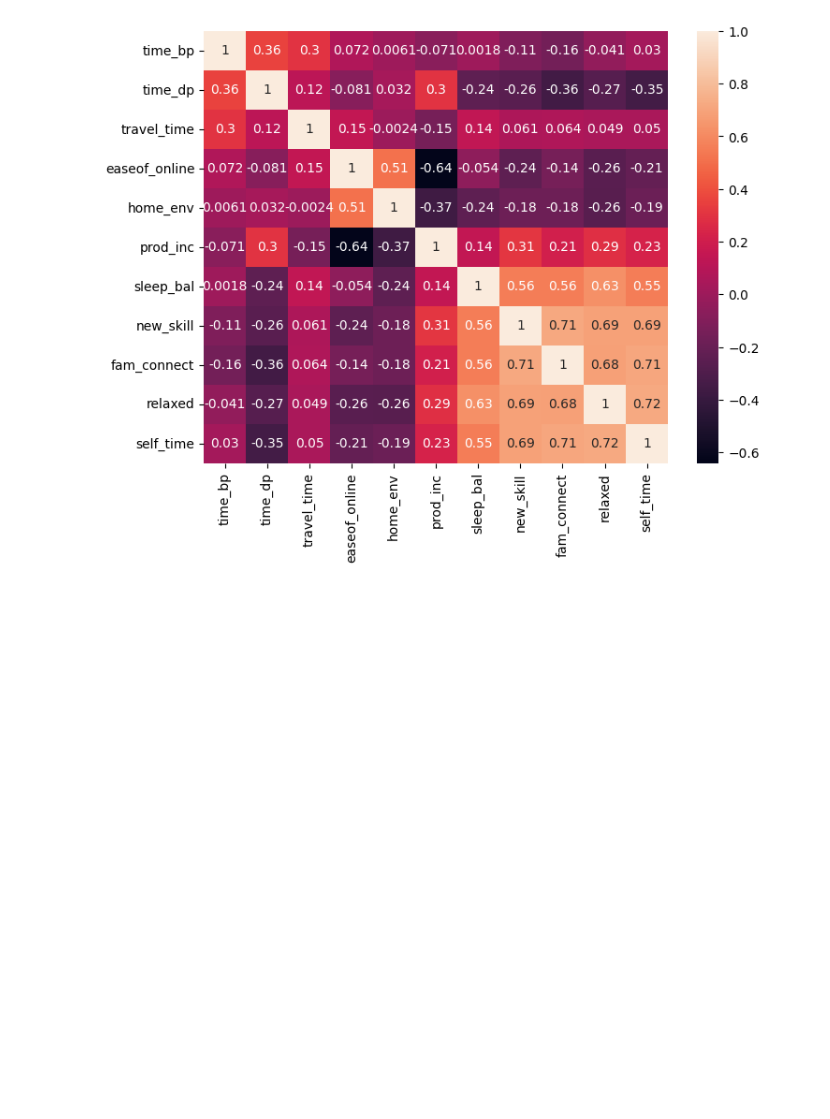
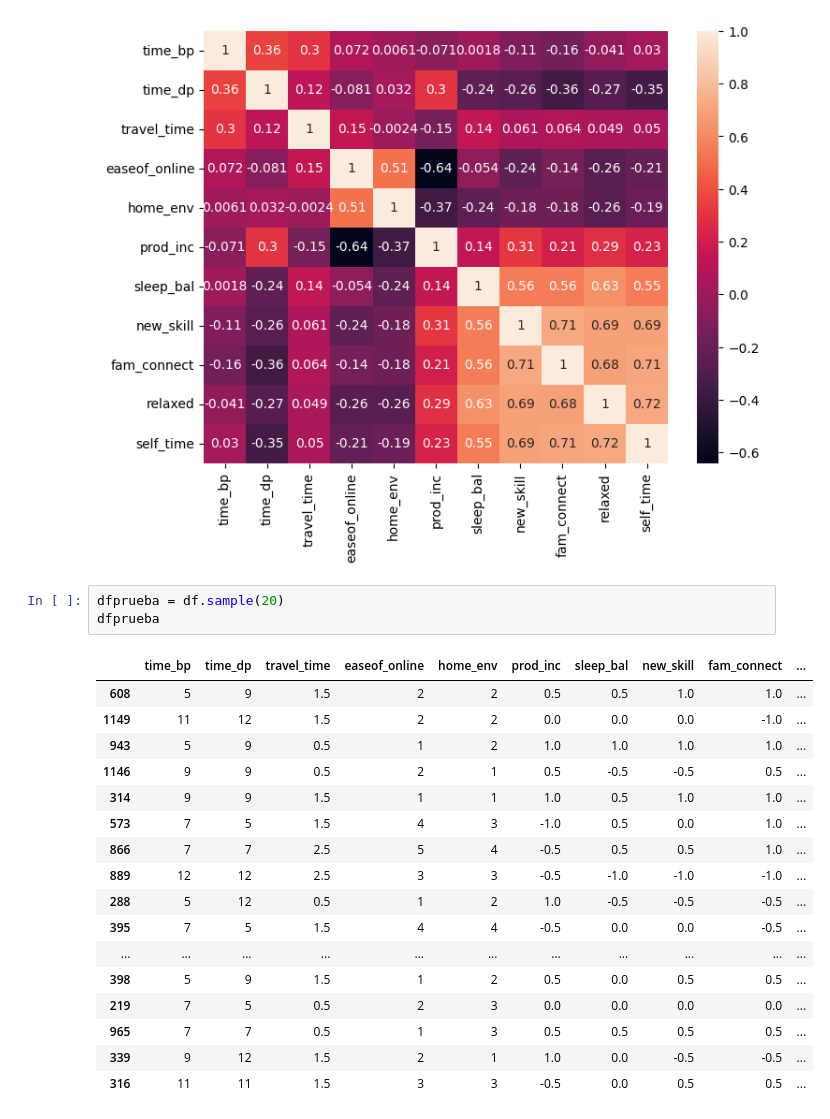
Before and after one commit to Gennifer2001/tesis, a Jupyter notebook: Tésisjejejejejejejejej.ipynb, the cells around one changed output. Saved outputs shown, nothing was run; the diff lists cells and outputs as text; blank space fills up the shorter version.

```diff
--- a/Tésisjejejejejejejejej.ipynb
+++ b/Tésisjejejejejejejejej.ipynb
@@ -51,3 +53,24 @@ sns.heatmap(corr_df, annot=True)
 plt.show()
 # %% [output]
 [figure]
+# %%
+dfprueba = df.sample(20)
+dfprueba
+# %% [output]
+|  | time_bp | time_dp | travel_time | easeof_online | home_env | prod_inc | sleep_bal | new_skill | fam_connect | ... |
+| 608 | 5 | 9 | 1.5 | 2 | 2 | 0.5 | 0.5 | 1.0 | 1.0 | ... |
+| 1149 | 11 | 12 | 1.5 | 2 | 2 | 0.0 | 0.0 | 0.0 | -1.0 | ... |
+| 943 | 5 | 9 | 0.5 | 1 | 2 | 1.0 | 1.0 | 1.0 | 1.0 | ... |
+| 1146 | 9 | 9 | 0.5 | 2 | 1 | 0.5 | -0.5 | -0.5 | 0.5 | ... |
+| 314 | 9 | 9 | 1.5 | 1 | 1 | 1.0 | 0.5 | 1.0 | 1.0 | ... |
+| 573 | 7 | 5 | 1.5 | 4 | 3 | -1.0 | 0.5 | 0.0 | 1.0 | ... |
+| 866 | 7 | 7 | 2.5 | 5 | 4 | -0.5 | 0.5 | 0.5 | 1.0 | ... |
+| 889 | 12 | 12 | 2.5 | 3 | 3 | -0.5 | -1.0 | -1.0 | -1.0 | ... |
+| 288 | 5 | 12 | 0.5 | 1 | 2 | 1.0 | -0.5 | -0.5 | -0.5 | ... |
+| 395 | 7 | 5 | 1.5 | 4 | 4 | -0.5 | 0.0 | 0.0 | -0.5 | ... |
+| ... | ... | ... | ... | ... | ... | ... | ... | ... | ... | ... |
+| 398 | 5 | 9 | 1.5 | 1 | 2 | 0.5 | 0.0 | 0.5 | 0.5 | ... |
+| 219 | 7 | 5 | 0.5 | 2 | 3 | 0.0 | 0.0 | 0.0 | 0.0 | ... |
+| 965 | 7 | 7 | 0.5 | 1 | 3 | 0.5 | 0.5 | 0.5 | 0.5 | ... |
+| 339 | 9 | 12 | 1.5 | 2 | 1 | 1.0 | 0.0 | -0.5 | -0.5 | ... |
+| 316 | 11 | 11 | 1.5 | 3 | 3 | -0.5 | 0.0 | 0.5 | 0.5 | ... |
```
Also changed, not shown: parts of 5 cells of this notebook.
